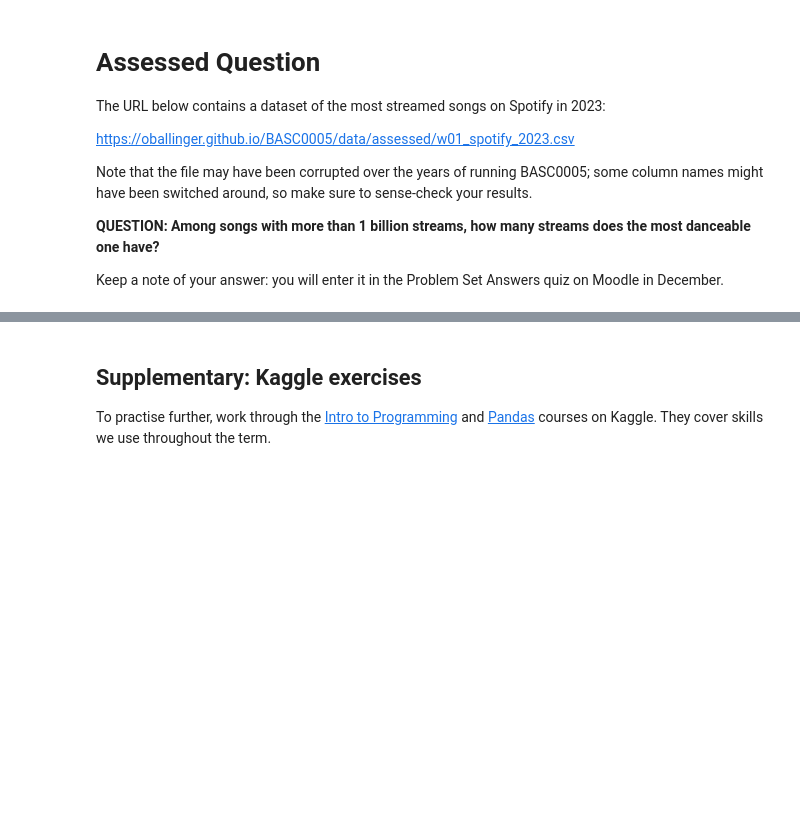
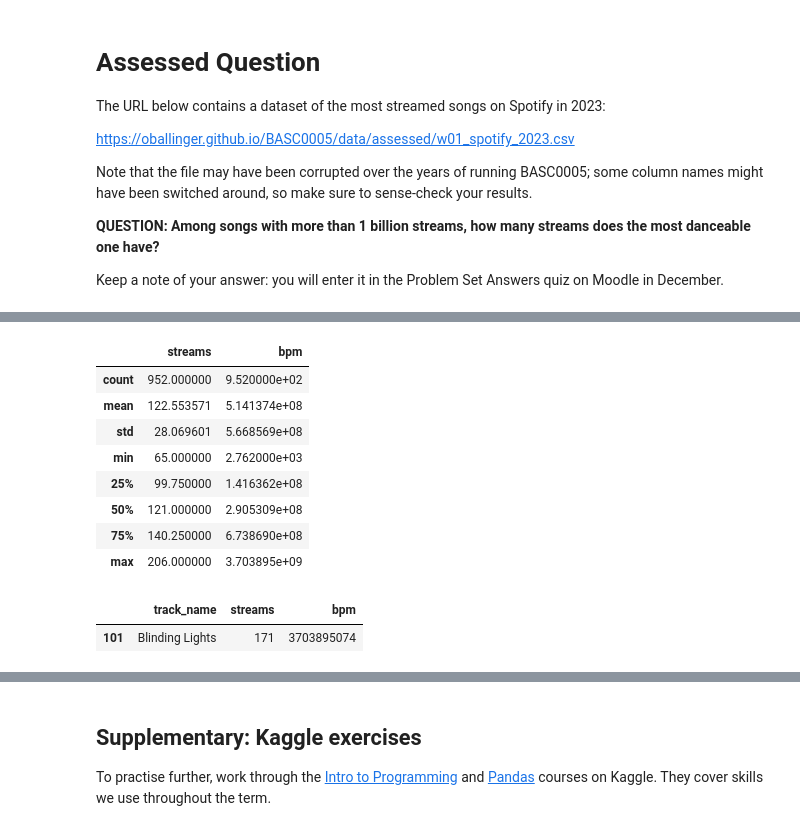
Before and after one commit to aydaugurel-web/QM2, a Jupyter notebook: notebooks/W01. Python Recap.ipynb, the cells around one changed output, grey strips where cells are left out. Cells and saved outputs as stored; diff of their text form; code cells hidden in the pictures; blank space fills up the shorter version.

```diff
--- a/notebooks/W01. Python Recap.ipynb
+++ b/notebooks/W01. Python Recap.ipynb
@@ -250,0 +275,22 @@ Keep a note of your answer: you will enter it in the Problem Set Answers quiz on
+# %%
+#the first attempt failed so i'll check what the streams column actually contains
+
+data[["streams", "bpm"]].describe()
+# %% [output]
+|  | streams | bpm |
+| count | 952.000000 | 9.520000e+02 |
+| mean | 122.553571 | 5.141374e+08 |
+| std | 28.069601 | 5.668569e+08 |
+| min | 65.000000 | 2.762000e+03 |
+| 25% | 99.750000 | 1.416362e+08 |
+| 50% | 121.000000 | 2.905309e+08 |
+| 75% | 140.250000 | 6.738690e+08 |
+| max | 206.000000 | 3.703895e+09 |
+# %%
+#sense-check: i am going to use one of the songs that i know
+#i know that "Blinding Lights" is one of the most streamed songs ever
+
+data[data["track_name"] == "Blinding Lights"][["track_name", "streams", "bpm"]]
+# %% [output]
+|  | track_name | streams | bpm |
+| 101 | Blinding Lights | 171 | 3703895074 |
```
Also changed, not shown: parts of 6 cells of this notebook.
